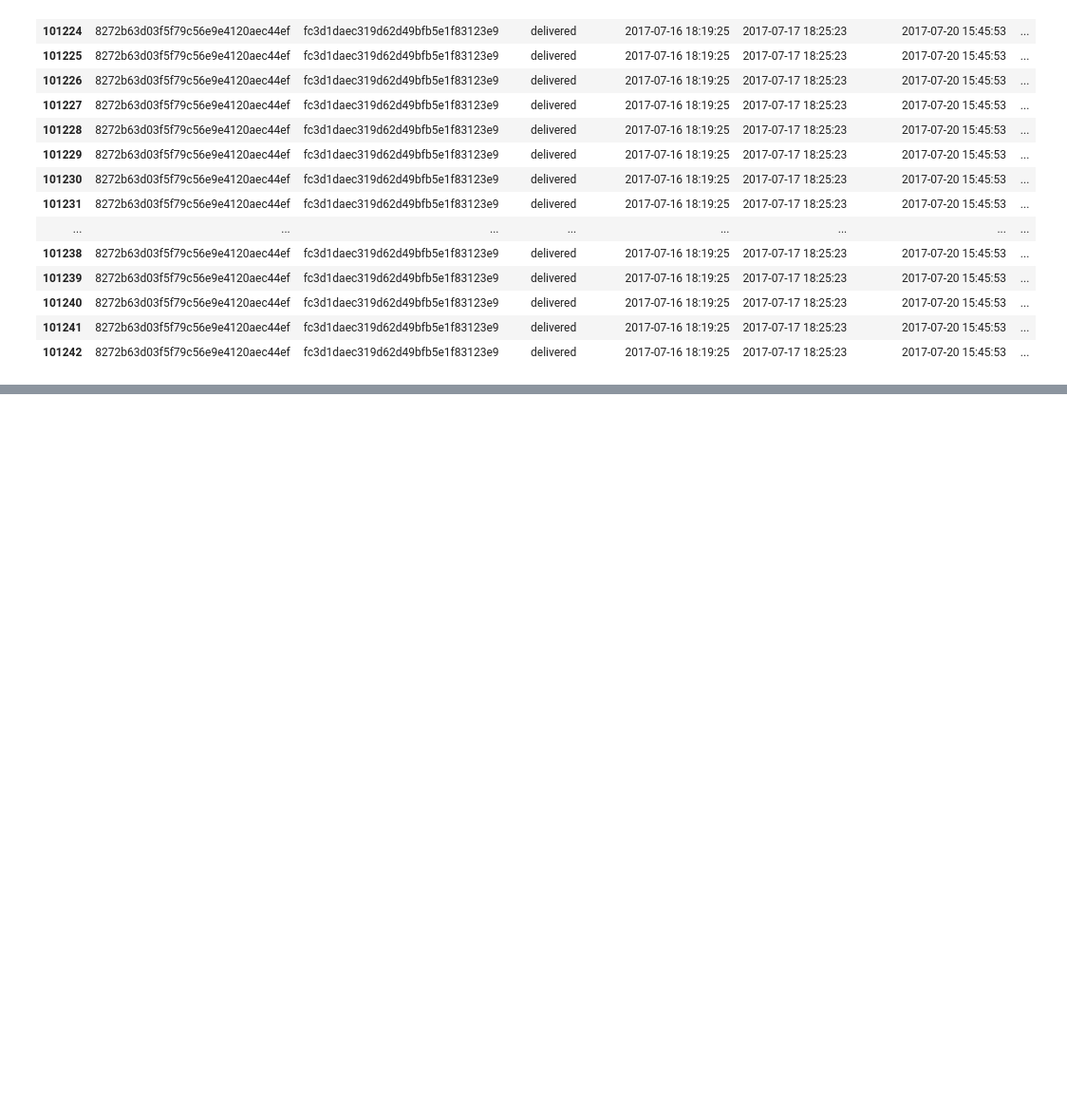
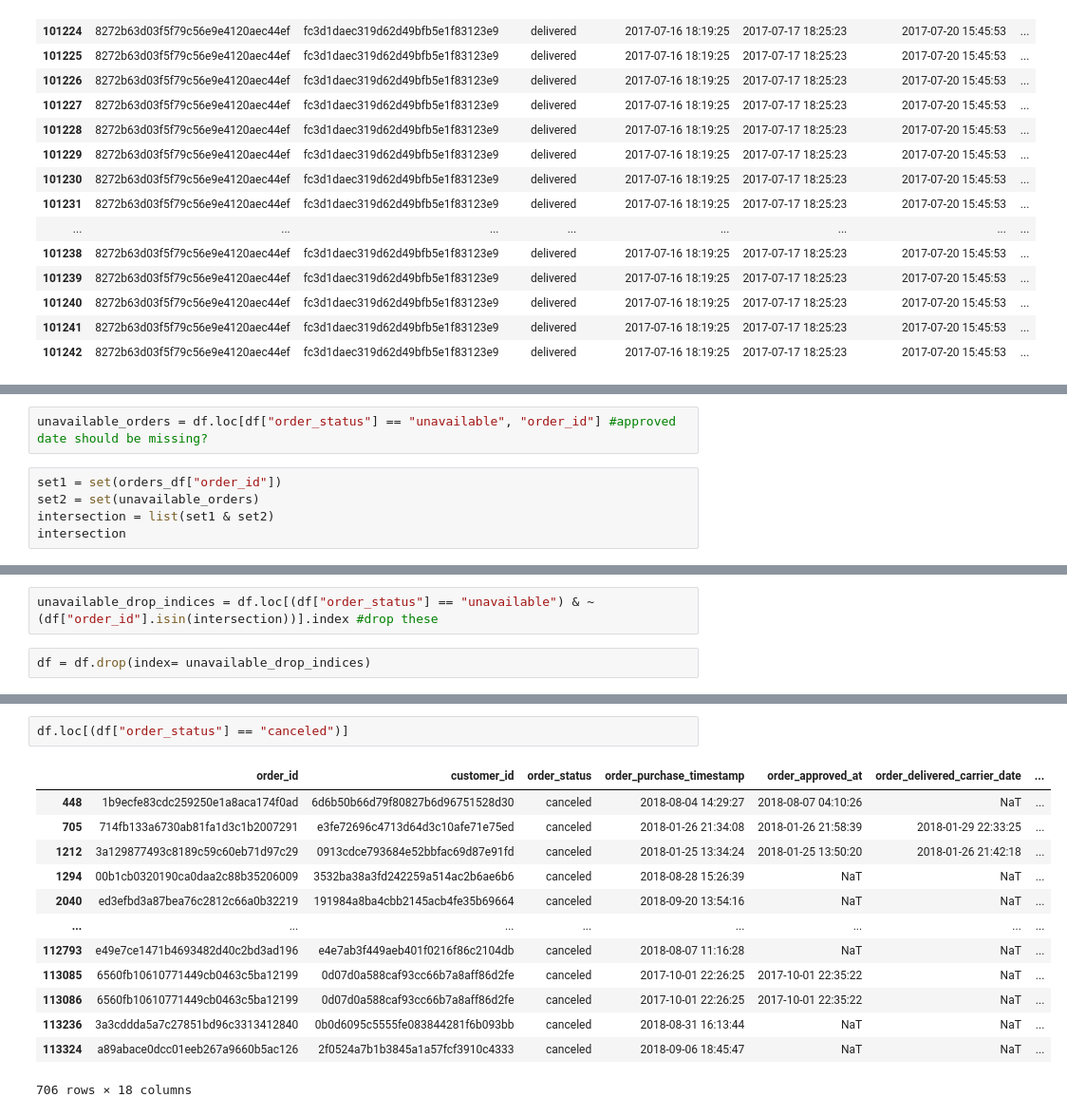
Before and after one commit to AnanyaKishore/da2402-project-ecom-analysis, a Jupyter notebook: data_analysis.ipynb, the cells around one changed output, grey strips where cells are left out. Shown at 95% size. Saved outputs shown, nothing was run; the diff lists cells and outputs as text; blank space fills up the shorter version.

```diff
--- a/data_analysis.ipynb
+++ b/data_analysis.ipynb
@@ -466,0 +541,7 @@ merged_final.to_csv("merged_info.csv")
+# %%
+unavailable_orders = df.loc[df["order_status"] == "unavailable", "order_id"] #approved date should be missing?
+# %%
+set1 = set(orders_df["order_id"])
+set2 = set(unavailable_orders)
+intersection = list(set1 & set2)
+intersection
@@ -466,0 +555,4 @@ merged_final.to_csv("merged_info.csv")
+# %%
+unavailable_drop_indices = df.loc[(df["order_status"] == "unavailable") & ~(df["order_id"].isin(intersection))].index #drop these
+# %%
+df = df.drop(index= unavailable_drop_indices)
@@ -466,0 +581,16 @@ merged_final.to_csv("merged_info.csv")
+# %%
+df.loc[(df["order_status"] == "canceled")]
+# %% [output]
+|  | order_id | customer_id | order_status | order_purchase_timestamp | order_approved_at | order_delivered_carrier_date | ... |
+| 448 | 1b9ecfe83cdc259250e1a8aca174f0ad | 6d6b50b66d79f80827b6d96751528d30 | canceled | 2018-08-04 14:29:27 | 2018-08-07 04:10:26 | NaT | ... |
+| 705 | 714fb133a6730ab81fa1d3c1b2007291 | e3fe72696c4713d64d3c10afe71e75ed | canceled | 2018-01-26 21:34:08 | 2018-01-26 21:58:39 | 2018-01-29 22:33:25 | ... |
+| 1212 | 3a129877493c8189c59c60eb71d97c29 | 0913cdce793684e52bbfac69d87e91fd | canceled | 2018-01-25 13:34:24 | 2018-01-25 13:50:20 | 2018-01-26 21:42:18 | ... |
+| 1294 | 00b1cb0320190ca0daa2c88b35206009 | 3532ba38a3fd242259a514ac2b6ae6b6 | canceled | 2018-08-28 15:26:39 | NaT | NaT | ... |
+| 2040 | ed3efbd3a87bea76c2812c66a0b32219 | 191984a8ba4cbb2145acb4fe35b69664 | canceled | 2018-09-20 13:54:16 | NaT | NaT | ... |
+| ... | ... | ... | ... | ... | ... | ... | ... |
+| 112793 | e49e7ce1471b4693482d40c2bd3ad196 | e4e7ab3f449aeb401f0216f86c2104db | canceled | 2018-08-07 11:16:28 | NaT | NaT | ... |
+| 113085 | 6560fb10610771449cb0463c5ba12199 | 0d07d0a588caf93cc66b7a8aff86d2fe | canceled | 2017-10-01 22:26:25 | 2017-10-01 22:35:22 | NaT | ... |
+| 113086 | 6560fb10610771449cb0463c5ba12199 | 0d07d0a588caf93cc66b7a8aff86d2fe | canceled | 2017-10-01 22:26:25 | 2017-10-01 22:35:22 | NaT | ... |
+| 113236 | 3a3cddda5a7c27851bd96c3313412840 | 0b0d6095c5555fe083844281f6b093bb | canceled | 2018-08-31 16:13:44 | NaT | NaT | ... |
+| 113324 | a89abace0dcc01eeb267a9660b5ac126 | 2f0524a7b1b3845a1a57fcf3910c4333 | canceled | 2018-09-06 18:45:47 | NaT | NaT | ... |
+706 rows × 18 columns
```
Also changed, not shown: parts of 33 cells of this notebook.
